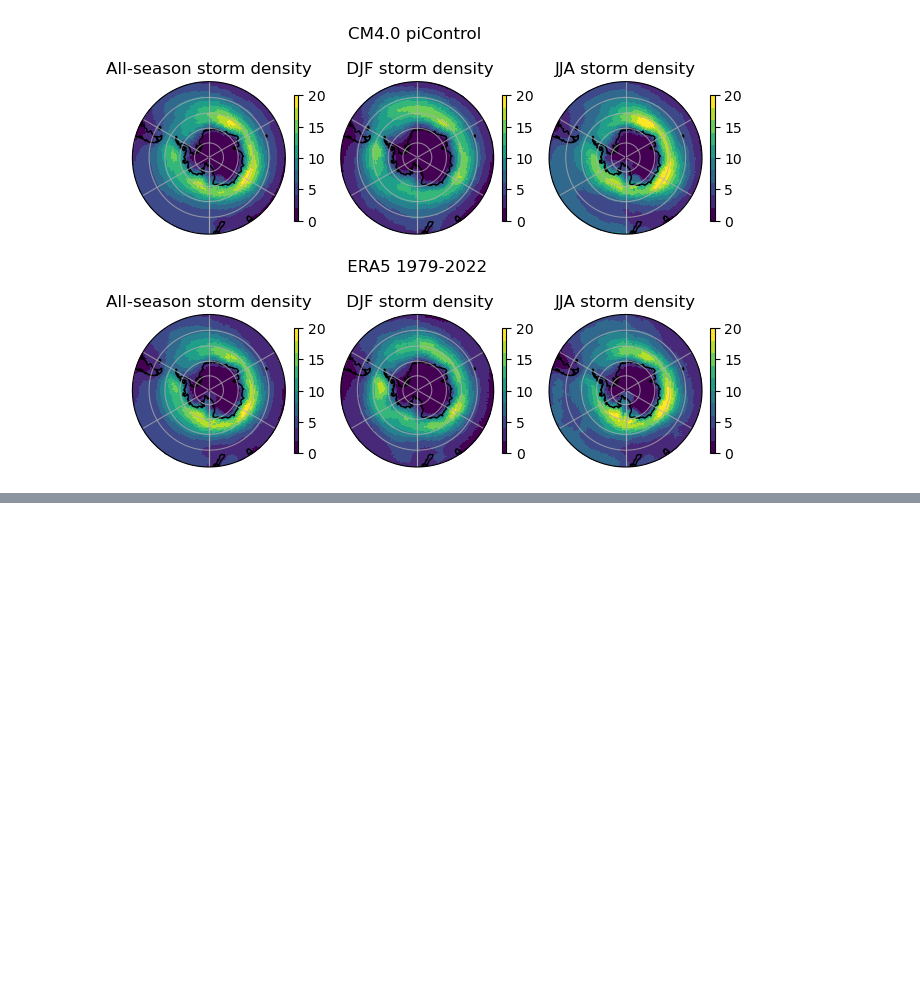
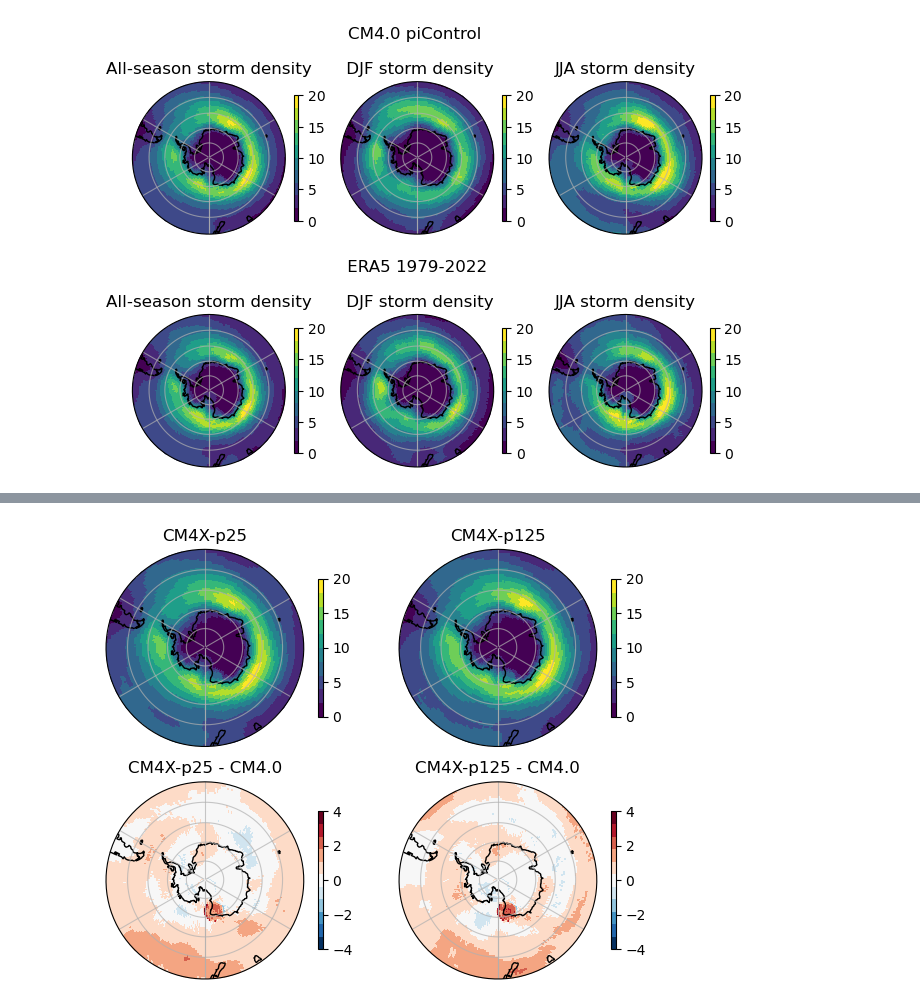
Before and after one commit to keturner8/CM4_storms, a Jupyter notebook: analysis_figures/stormtracks/stormtracks_TE_5deg_hist.ipynb, the cells around one changed output, grey strips where cells are left out. Cells and saved outputs as stored; diff of their text form; code cells hidden in the pictures; blank space fills up the shorter version.

```diff
--- a/analysis_figures/stormtracks/stormtracks_TE_5deg_hist.ipynb
+++ b/analysis_figures/stormtracks/stormtracks_TE_5deg_hist.ipynb
@@ -90,0 +134,53 @@ plt.savefig("/work/Katherine.Turner/CM4_storms/analysis_figures/CM4_stormtracks_
+# %%
+ds_209 = xr.open_dataset("/work/Katherine.Turner/tempest-extremes/kernel/hist5deg_odiv-209.nc")
+ds_230 = xr.open_dataset("/work/Katherine.Turner/tempest-extremes/kernel/hist5deg_odiv-230.nc")
+# %%
+fig, axs = plt.subplots(nrows=2, ncols=2,
+                       subplot_kw={'projection': ccrs.SouthPolarStereo()})
+axs = axs.flatten()
+
+###################### CM4 HISTOGRAMS ##############################
+
+ds_230.hist_5deg.plot(ax=axs[0], transform=ccrs.PlateCarree(),
+                                    cbar_kwargs = {'fraction': 0.03,
+                                                    'aspect': 30,
+                                                    'shrink': 0.7,
+                                                    'label':''},
+                                    cmap=plt.get_cmap('viridis', 10),
+                                    vmin = 0, vmax=20, extend="neither")
+axs[0].set_title("CM4X-p25")
+ds_209.hist_5deg.plot(ax=axs[1], transform=ccrs.PlateCarree(),
+                                     cbar_kwargs = {'fraction': 0.03,
+                                                    'aspect': 30,
+                                                    'shrink': 0.7,
+                                                    'label':''},
+                                    cmap=plt.get_cmap('viridis', 10),
+                                    vmin = 0, vmax=20, extend="neither")
+axs[1].set_title("CM4X-p125")
+(ds_230.hist_5deg - ds_251.hist_5deg).plot(ax=axs[2], transform=ccrs.PlateCarree(),
+                                     cbar_kwargs = {'fraction': 0.03,
+                                                    'aspect': 30,
+                                                    'shrink': 0.7,
+                                                    'label':''},
+                                    cmap=plt.get_cmap('RdBu_r', 11),
+                                    vmin = -4, vmax=4, extend="neither")
+axs[2].set_title("CM4X-p25 - CM4.0")
+(ds_209.hist_5deg - ds_251.hist_5deg).plot(ax=axs[3], transform=ccrs.PlateCarree(),
+                                     cbar_kwargs = {'fraction': 0.03,
+                                                    'aspect': 30,
+                                                    'shrink': 0.7,
+                                                    'label':''},
+                                    cmap=plt.get_cmap('RdBu_r', 11),
+                                    vmin = -4, vmax=4, extend="neither")
+axs[3].set_title("CM4X-p125 - CM4.0")
+
+for i in np.arange(4):
+    axs[i].set_extent([-180, 180, -90, -40], ccrs.PlateCarree())
+    axs[i].gridlines(alpha=0.7)
+    axs[i].set_boundary(circle, transform=axs[i].transAxes)
+    axs[i].coastlines()
+
+plt.tight_layout()
+plt.savefig("/work/Katherine.Turner/CM4_storms/analysis_figures/CM4X_stormtracks.png", format="png", dpi=100, bbox_inches="tight")
+# %% [output]
+[figure, added]
```
Also changed, not shown: parts of 1 cell of this notebook, 4 other files.
